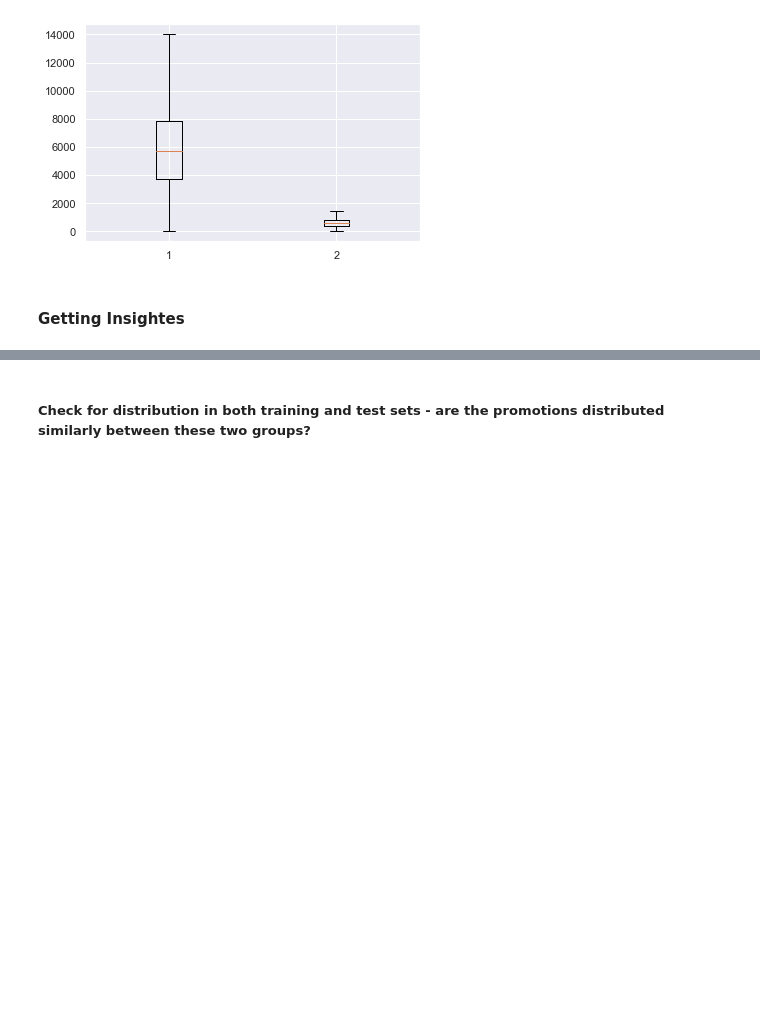
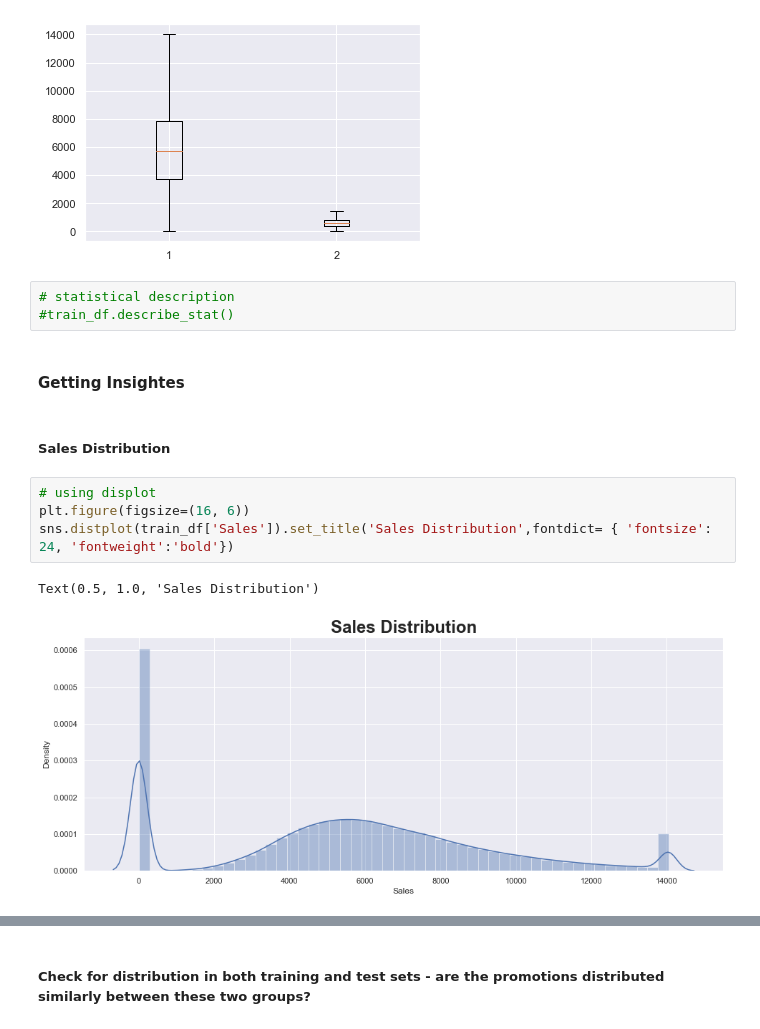
Before and after one commit to tigisthailay/Rossmann-Pharmaceuticals-Sales-prediction, a Jupyter notebook: notebooks/EDA.ipynb, the cells around one changed output, grey strips where cells are left out. Cells and saved outputs as stored; diff of their text form; blank space fills up the shorter version.

```diff
--- a/notebooks/EDA.ipynb
+++ b/notebooks/EDA.ipynb
@@ -290,5 +290,17 @@ plt.boxplot(train_df[['Sales', 'Customers']])
 plt.show()
 # %% [output]
 [figure]
+# %%
+# statistical description
+#train_df.describe_stat()
 # %% [markdown]
 #### Getting Insightes
+# %% [markdown]
+##### Sales Distribution
+# %%
+# using displot
+plt.figure(figsize=(16, 6))
+sns.distplot(train_df['Sales']).set_title('Sales Distribution',fontdict= { 'fontsize': 24, 'fontweight':'bold'})
+# %% [output]
+Text(0.5, 1.0, 'Sales Distribution')
+[figure, added]
```
Also changed, not shown: parts of 46 cells of this notebook.
